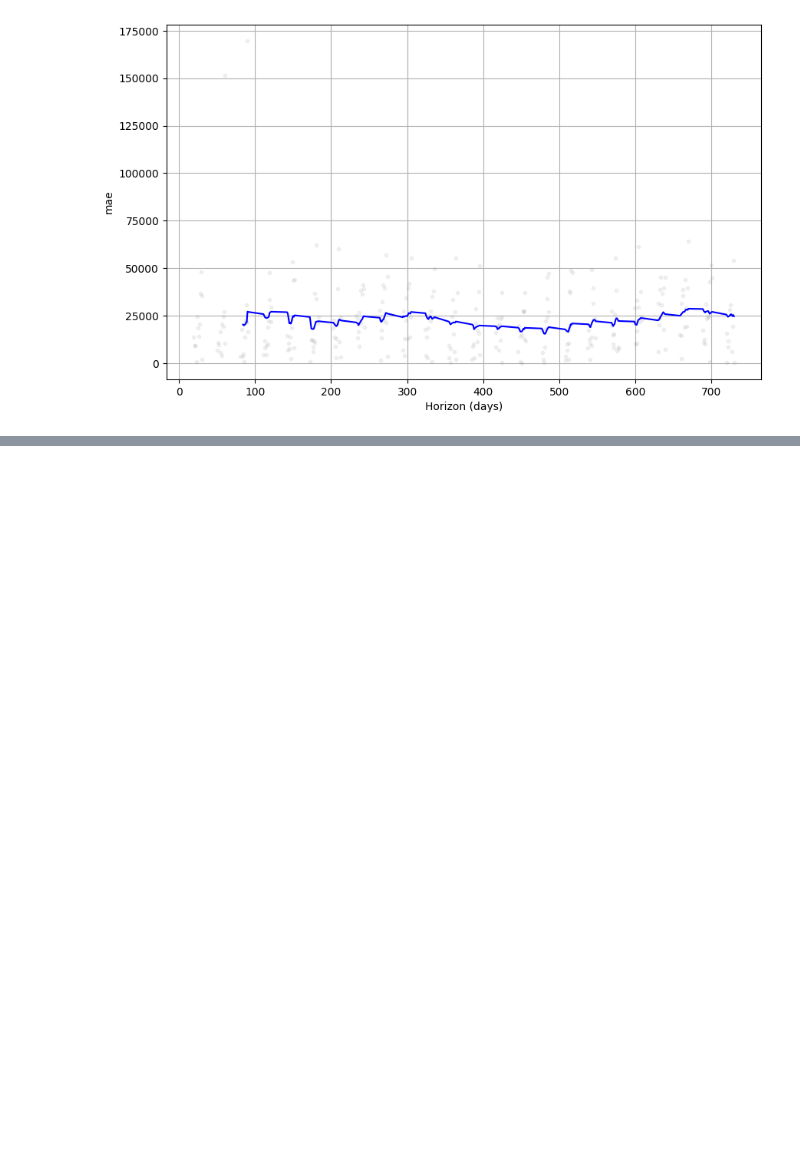
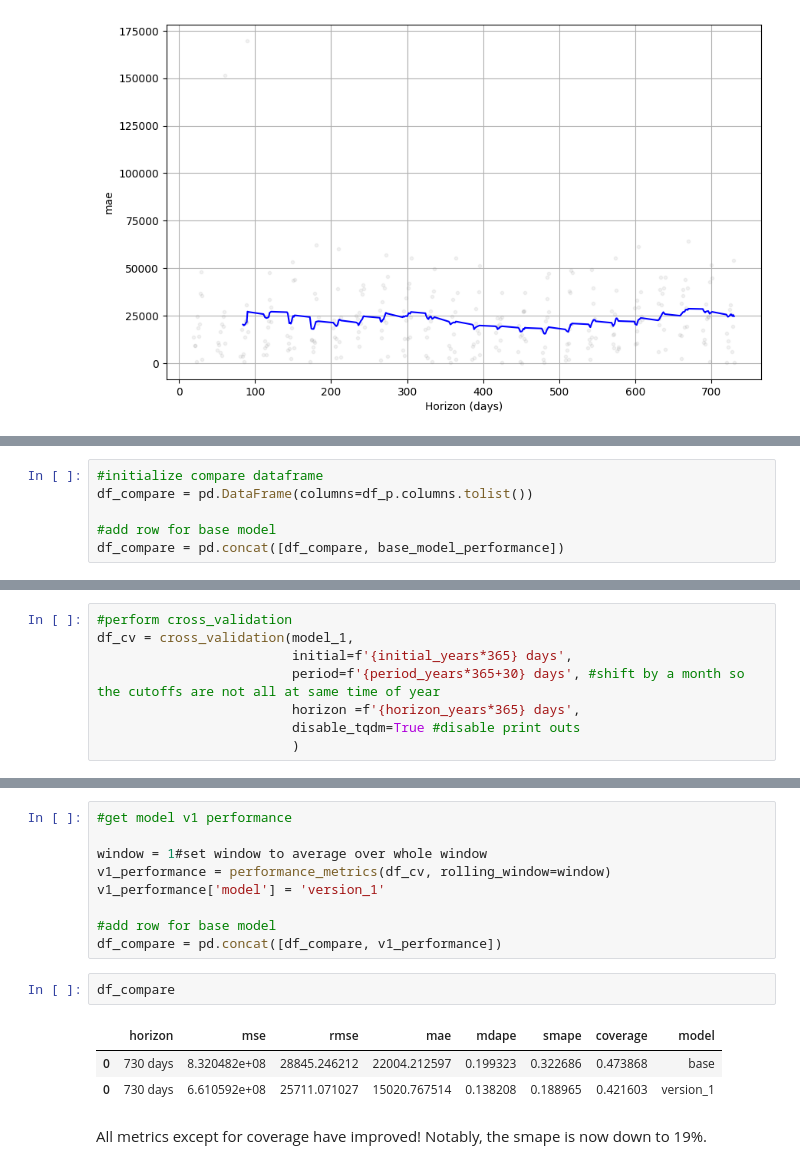
Before and after one commit to rgbuckley/utah_nps_visitation, a Jupyter notebook: Prophet.ipynb, the cells around one changed output, grey strips where cells are left out. Drawn from its saved outputs; the diff is of its cells as text; blank space fills up the shorter version.

```diff
--- a/Prophet.ipynb
+++ b/Prophet.ipynb
@@ -492,0 +485,6 @@ fig = plot_cross_validation_metric(df_cv, metric='mae', rolling_window=window)
+# %%
+#initialize compare dataframe
+df_compare = pd.DataFrame(columns=df_p.columns.tolist())
+
+#add row for base model
+df_compare = pd.concat([df_compare, base_model_performance])
@@ -492,0 +539,8 @@ fig = plot_cross_validation_metric(df_cv, metric='mae', rolling_window=window)
+# %%
+#perform cross_validation
+df_cv = cross_validation(model_1,
+                         initial=f'{initial_years*365} days',
+                         period=f'{period_years*365+30} days', #shift by a month so the cutoffs are not all at same time of year
+                         horizon =f'{horizon_years*365} days',
+                         disable_tqdm=True #disable print outs
+                         )
@@ -492,0 +565,17 @@ fig = plot_cross_validation_metric(df_cv, metric='mae', rolling_window=window)
+# %%
+#get model v1 performance
+
+window = 1#set window to average over whole window
+v1_performance = performance_metrics(df_cv, rolling_window=window)
+v1_performance['model'] = 'version_1'
+
+#add row for base model
+df_compare = pd.concat([df_compare, v1_performance])
+# %%
+df_compare
+# %% [output]
+|  | horizon | mse | rmse | mae | mdape | smape | coverage | model |
+| 0 | 730 days | 8.320482e+08 | 28845.246212 | 22004.212597 | 0.199323 | 0.322686 | 0.473868 | base |
+| 0 | 730 days | 6.610592e+08 | 25711.071027 | 15020.767514 | 0.138208 | 0.188965 | 0.421603 | version_1 |
+# %% [markdown]
+All metrics except for coverage have improved! Notably, the smape is now down to 19%.
```
Also changed, not shown: parts of 23 cells of this notebook.
